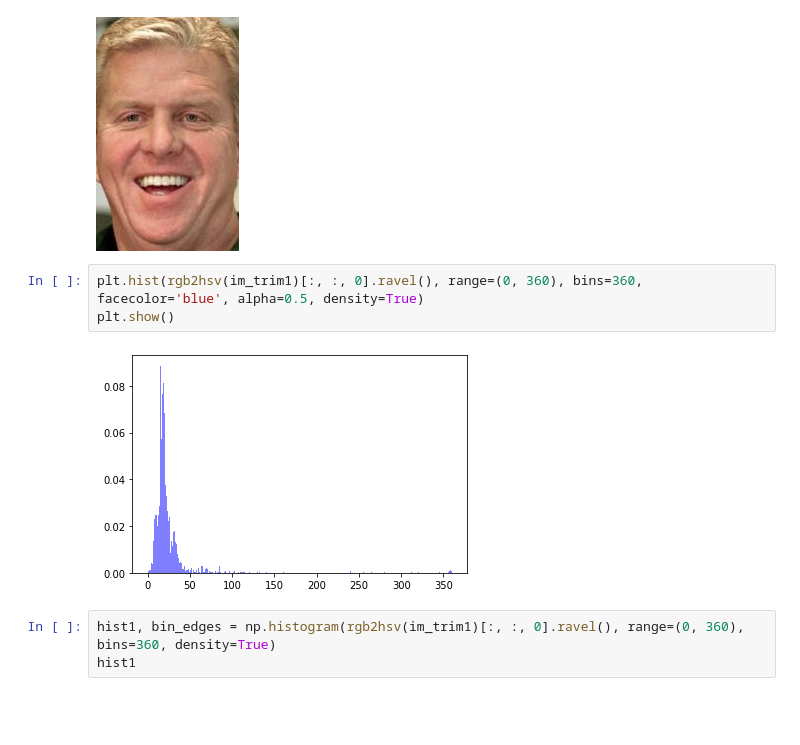
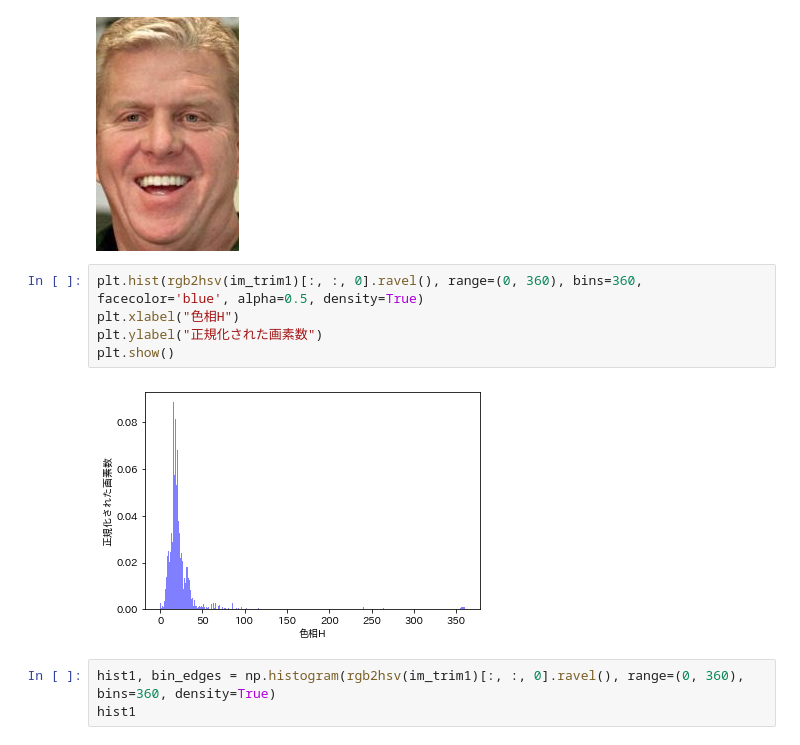
Before and after one commit to crazymaster/facerec, a Jupyter notebook: notebooks/notebook.ipynb, the cells around one changed output. Drawn from its saved outputs; the diff is of its cells as text; blank space fills up the shorter version.

```diff
--- a/notebooks/notebook.ipynb
+++ b/notebooks/notebook.ipynb
@@ -87,9 +89,11 @@ Image.fromarray(im_trim1)
 [figure]
 # %%
 plt.hist(rgb2hsv(im_trim1)[:, :, 0].ravel(), range=(0, 360), bins=360, facecolor='blue', alpha=0.5, density=True)
+plt.xlabel("色相H")
+plt.ylabel("正規化された画素数")
 plt.show()
 # %% [output]
-[figure, old version]
+[figure, new version]
 # %%
 hist1, bin_edges = np.histogram(rgb2hsv(im_trim1)[:, :, 0].ravel(), range=(0, 360), bins=360, density=True)
 hist1
```
Also changed, not shown: parts of 2 cells of this notebook, 1 other file.
